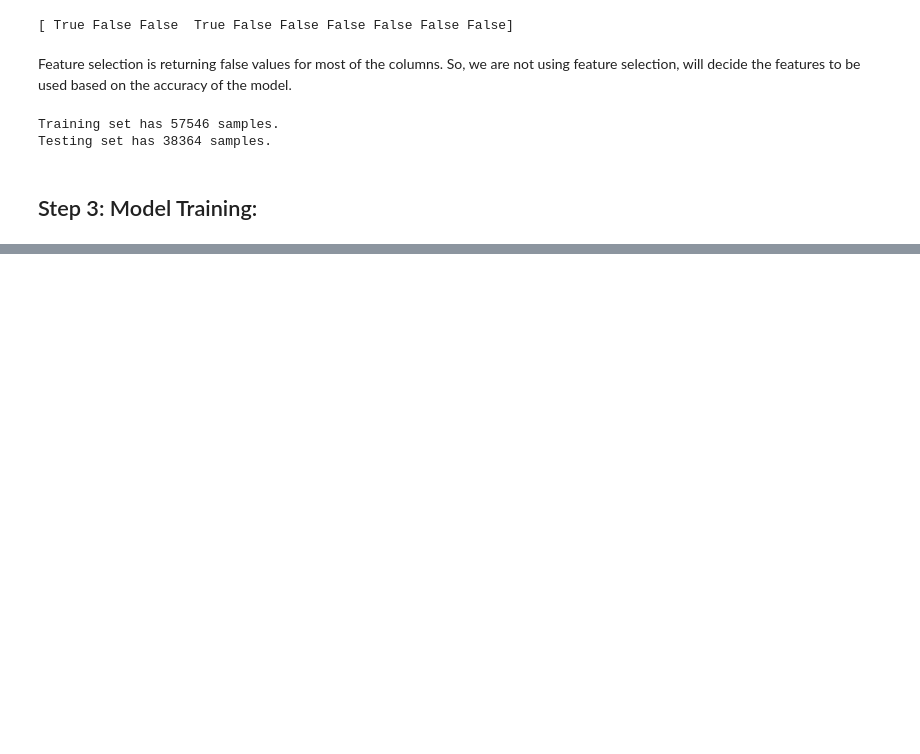
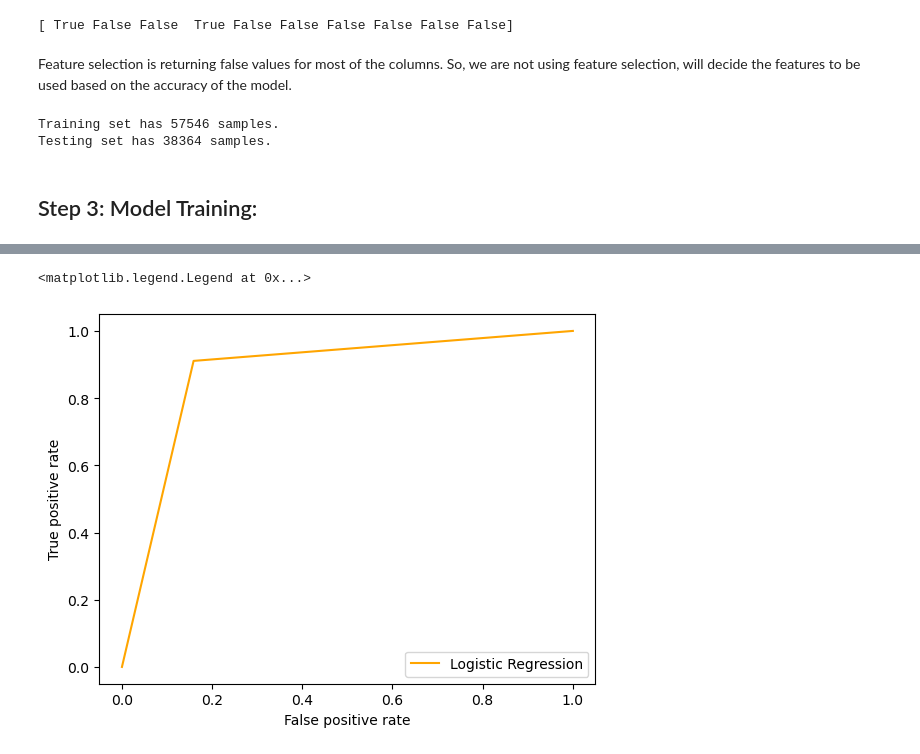
Before and after one commit to saxenanihal95/FakeWebsiteDetectionExtension, a Jupyter notebook: backend/FakeWebsiteDetection.ipynb, the cells around one changed output, grey strips where cells are left out. Cells and saved outputs as stored; diff of their text form; code cells hidden in the pictures; blank space fills up the shorter version.

```diff
--- a/backend/FakeWebsiteDetection.ipynb
+++ b/backend/FakeWebsiteDetection.ipynb
@@ -218,0 +223,16 @@ NameError: name 'f1_score' is not defined
+# %%
+from sklearn.metrics import roc_curve
+import matplotlib.pyplot as plt
+
+fpr,tpr,thresh = roc_curve(y_test,y_pred_log)
+roc_auc = accuracy_score(y_test,y_pred_log)
+
+# Plot ROC curve for Logistic Regression
+plt.plot(fpr,tpr,'orange',label = 'Logistic Regression')
+plt.legend("Logistic Regression", loc='lower right')
+plt.xlabel("False positive rate")
+plt.ylabel("True positive rate")
+plt.legend(loc='lower right')
+# %% [output]
+<matplotlib.legend.Legend at 0x...>
+[figure, added]
```
Also changed, not shown: parts of 11 cells of this notebook.
